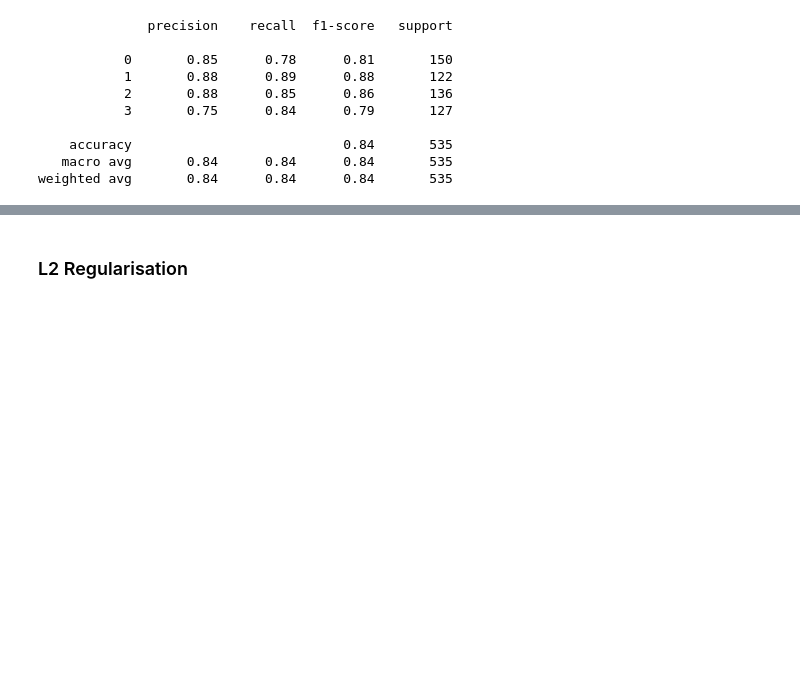
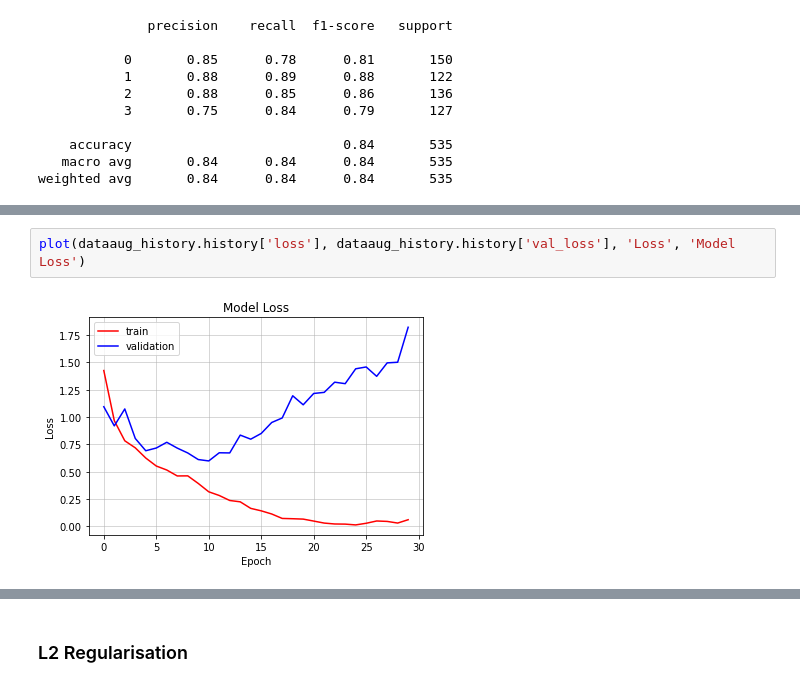
Before and after one commit to sur-sakthy/computer-vision, a Jupyter notebook: Assignment_1.ipynb, the cells around one changed output, grey strips where cells are left out. Drawn from its saved outputs; the diff is of its cells as text; blank space fills up the shorter version.

```diff
--- a/Assignment_1.ipynb
+++ b/Assignment_1.ipynb
@@ -631,0 +720,4 @@ weighted avg       0.84      0.84      0.84       535
+# %%
+plot(dataaug_history.history['loss'], dataaug_history.history['val_loss'], 'Loss', 'Model Loss')
+# %% [output]
+[figure, added]
```
Also changed, not shown: parts of 20 cells of this notebook.
